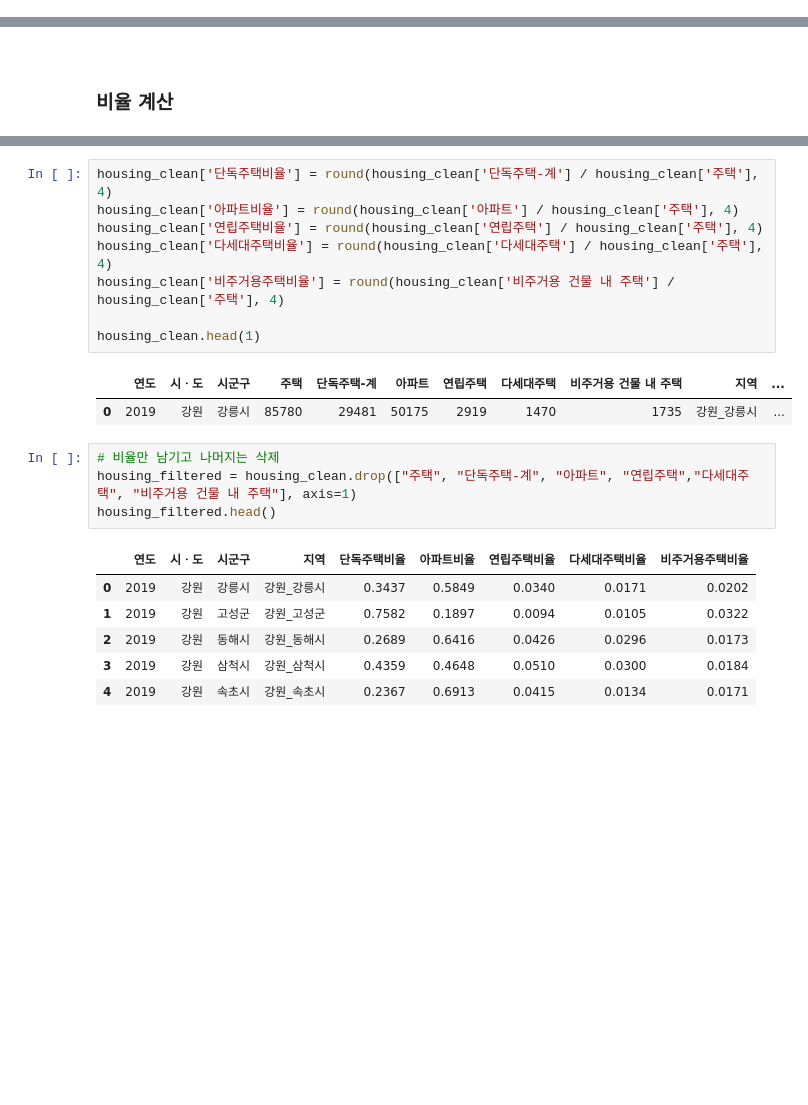
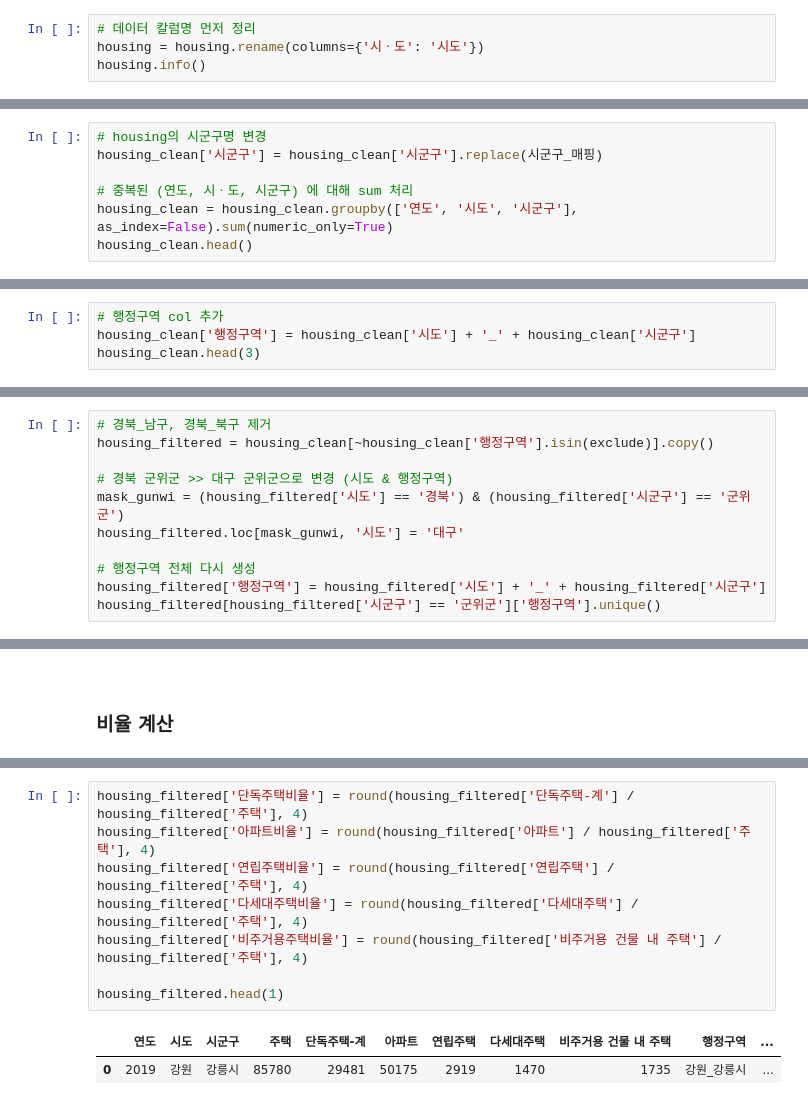
Before and after one commit to kimsang0220/Busan_Big_Data, a Jupyter notebook: KBR/1_데이터수집및전처리.ipynb, the cells around one changed output, grey strips where cells are left out. Drawn from its saved outputs; the diff is of its cells as text; blank space fills up the shorter version.

```diff
--- a/KBR/1_데이터수집및전처리.ipynb
+++ b/KBR/1_데이터수집및전처리.ipynb
@@ -665,0 +601,4 @@ housing_clean shape: (1155, 10)
+# %%
+# 데이터 칼럼명 먼저 정리
+housing = housing.rename(columns={'시ㆍ도': '시도'})
+housing.info()
@@ -665,0 +635,7 @@ housing_clean shape: (1155, 10)
+# %%
+# housing의 시군구명 변경
+housing_clean['시군구'] = housing_clean['시군구'].replace(시군구_매핑)
+
+# 중복된 (연도, 시ㆍ도, 시군구) 에 대해 sum 처리
+housing_clean = housing_clean.groupby(['연도', '시도', '시군구'], as_index=False).sum(numeric_only=True)
+housing_clean.head()
@@ -665,0 +659,4 @@ housing_clean shape: (1155, 10)
+# %%
+# 행정구역 col 추가
+housing_clean['행정구역'] = housing_clean['시도'] + '_' + housing_clean['시군구']
+housing_clean.head(3)
@@ -665,0 +692,11 @@ housing_clean shape: (1155, 10)
+# %%
+# 경북_남구, 경북_북구 제거
+housing_filtered = housing_clean[~housing_clean['행정구역'].isin(exclude)].copy()
+
+# 경북 군위군 >> 대구 군위군으로 변경 (시도 & 행정구역)
+mask_gunwi = (housing_filtered['시도'] == '경북') & (housing_filtered['시군구'] == '군위군')
+housing_filtered.loc[mask_gunwi, '시도'] = '대구'
+
+# 행정구역 전체 다시 생성
+housing_filtered['행정구역'] = housing_filtered['시도'] + '_' + housing_filtered['시군구']
+housing_filtered[housing_filtered['시군구'] == '군위군']['행정구역'].unique()
@@ -683,22 +790,11 @@ housing_clean.describe()
 # %%
-housing_clean['단독주택비율'] = round(housing_clean['단독주택-계'] / housing_clean['주택'], 4)
-housing_clean['아파트비율'] = round(housing_clean['아파트'] / housing_clean['주택'], 4)
-housing_clean['연립주택비율'] = round(housing_clean['연립주택'] / housing_clean['주택'], 4)
-housing_clean['다세대주택비율'] = round(housing_clean['다세대주택'] / housing_clean['주택'], 4)
-housing_clean['비주거용주택비율'] = round(housing_clean['비주거용 건물 내 주택'] / housing_clean['주택'], 4)
+housing_filtered['단독주택비율'] = round(housing_filtered['단독주택-계'] / housing_filtered['주택'], 4)
+housing_filtered['아파트비율'] = round(housing_filtered['아파트'] / housing_filtered['주택'], 4)
+housing_filtered['연립주택비율'] = round(housing_filtered['연립주택'] / housing_filtered['주택'], 4)
+housing_filtered['다세대주택비율'] = round(housing_filtered['다세대주택'] / housing_filtered['주택'], 4)
+housing_filtered['비주거용주택비율'] = round(housing_filtered['비주거용 건물 내 주택'] / housing_filtered['주택'], 4)
 
-housing_clean.head(1)
+housing_filtered.head(1)
 # %% [output]
-|  | 연도 | 시ㆍ도 | 시군구 | 주택 | 단독주택-계 | 아파트 | 연립주택 | 다세대주택 | 비주거용 건물 내 주택 | 지역 | ... |
+|  | 연도 | 시도 | 시군구 | 주택 | 단독주택-계 | 아파트 | 연립주택 | 다세대주택 | 비주거용 건물 내 주택 | 행정구역 | ... |
 | 0 | 2019 | 강원 | 강릉시 | 85780 | 29481 | 50175 | 2919 | 1470 | 1735 | 강원_강릉시 | ... |
-# %%
-# 비율만 남기고 나머지는 삭제
-housing_filtered = housing_clean.drop(["주택", "단독주택-계", "아파트", "연립주택","다세대주택", "비주거용 건물 내 주택"], axis=1)
-housing_filtered.head()
-# %% [output]
-|  | 연도 | 시ㆍ도 | 시군구 | 지역 | 단독주택비율 | 아파트비율 | 연립주택비율 | 다세대주택비율 | 비주거용주택비율 |
-| 0 | 2019 | 강원 | 강릉시 | 강원_강릉시 | 0.3437 | 0.5849 | 0.0340 | 0.0171 | 0.0202 |
-| 1 | 2019 | 강원 | 고성군 | 강원_고성군 | 0.7582 | 0.1897 | 0.0094 | 0.0105 | 0.0322 |
-| 2 | 2019 | 강원 | 동해시 | 강원_동해시 | 0.2689 | 0.6416 | 0.0426 | 0.0296 | 0.0173 |
-| 3 | 2019 | 강원 | 삼척시 | 강원_삼척시 | 0.4359 | 0.4648 | 0.0510 | 0.0300 | 0.0184 |
-| 4 | 2019 | 강원 | 속초시 | 강원_속초시 | 0.2367 | 0.6913 | 0.0415 | 0.0134 | 0.0171 |
```
Also changed, not shown: parts of 120 cells of this notebook.
